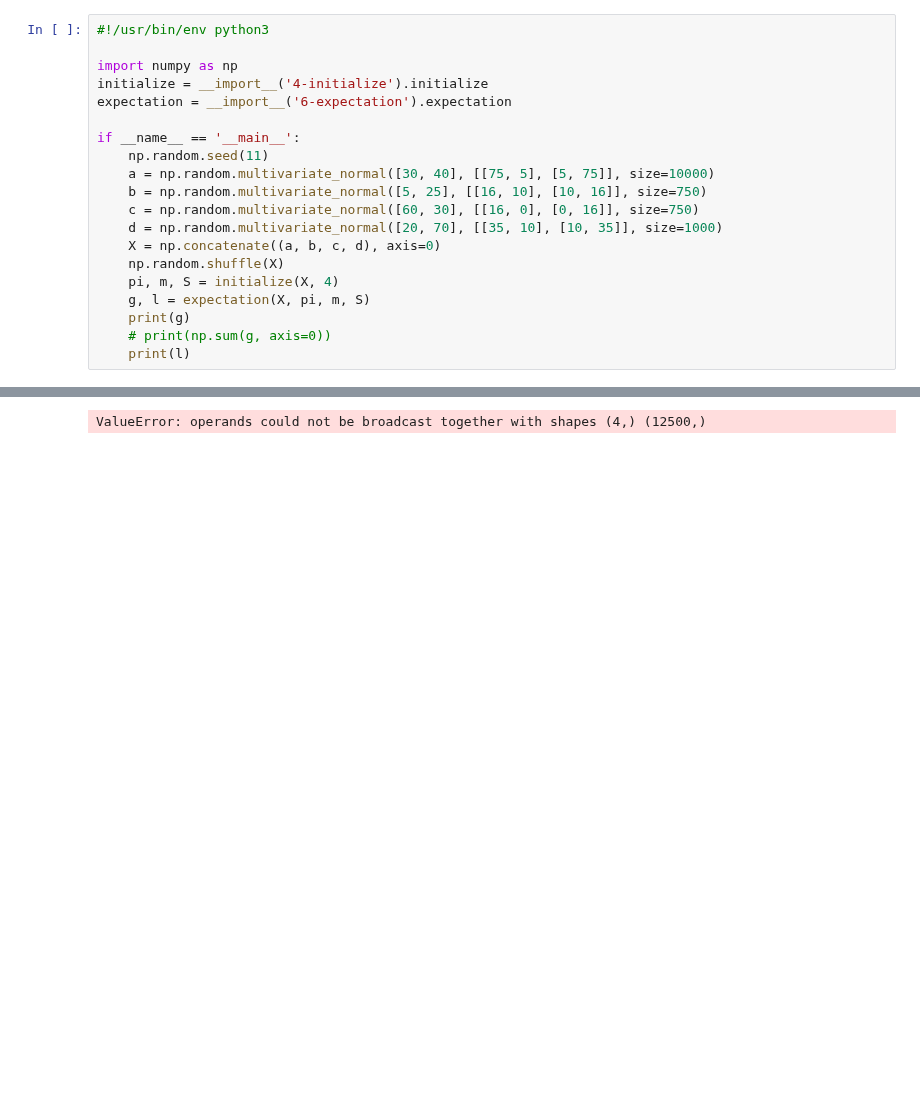
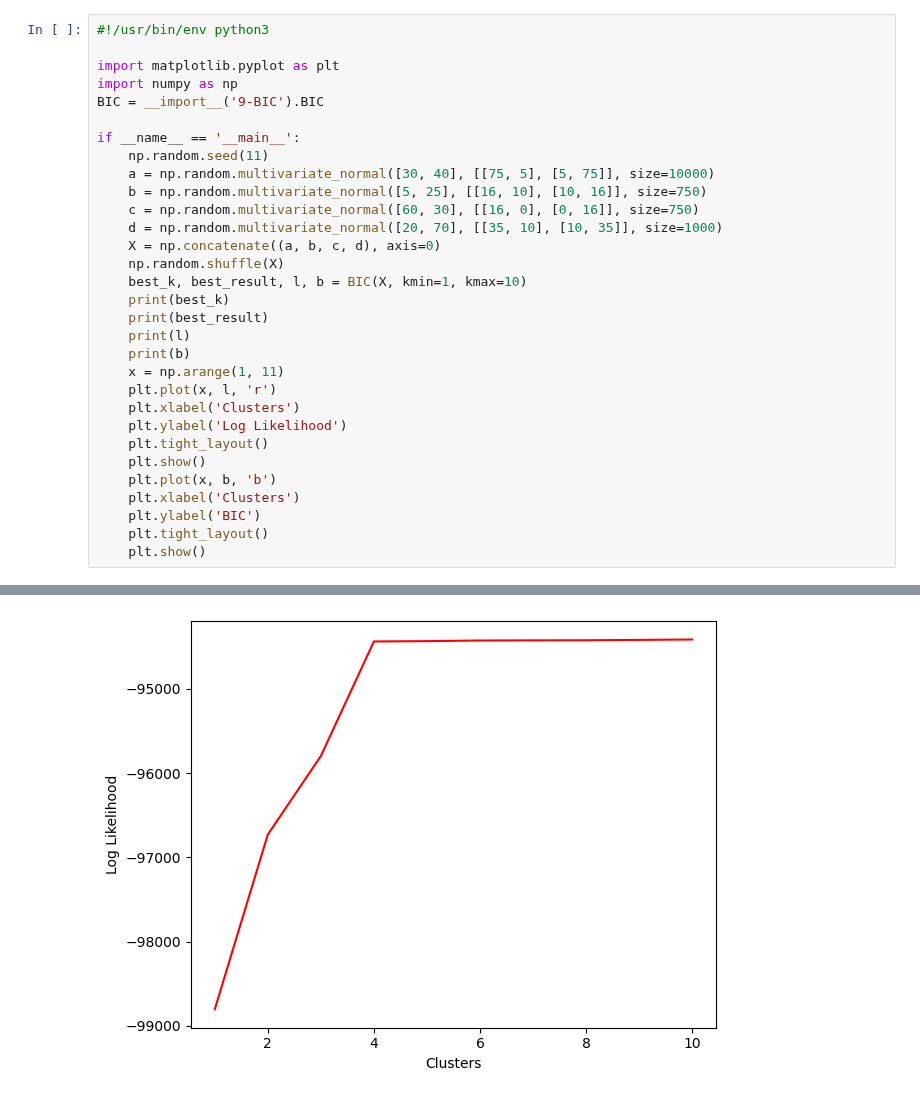
Before and after one commit to Soria-c/holbertonschool-machine_learning, a Jupyter notebook: unsupervised_learning/clustering/main.ipynb, the cells around one changed output, grey strips where cells are left out. Saved outputs shown, nothing was run; the diff lists cells and outputs as text; blank space fills up the shorter version.

```diff
--- a/unsupervised_learning/clustering/main.ipynb
+++ b/unsupervised_learning/clustering/main.ipynb
@@ -1,9 +1,9 @@
 # %%
 #!/usr/bin/env python3
 
+import matplotlib.pyplot as plt
 import numpy as np
-initialize = __import__('4-initialize').initialize
-expectation = __import__('6-expectation').expectation
+BIC = __import__('9-BIC').BIC
 
 if __name__ == '__main__':
     np.random.seed(11)
@@ -13,9 +13,20 @@ if __name__ == '__main__':
     d = np.random.multivariate_normal([20, 70], [[35, 10], [10, 35]], size=1000)
     X = np.concatenate((a, b, c, d), axis=0)
     np.random.shuffle(X)
-    pi, m, S = initialize(X, 4)
-    g, l = expectation(X, pi, m, S)
-    print(g)
-    # print(np.sum(g, axis=0))
+    best_k, best_result, l, b = BIC(X, kmin=1, kmax=10)
+    print(best_k)
+    print(best_result)
     print(l)
+    print(b)
+    x = np.arange(1, 11)
+    plt.plot(x, l, 'r')
+    plt.xlabel('Clusters')
+    plt.ylabel('Log Likelihood')
+    plt.tight_layout()
+    plt.show()
+    plt.plot(x, b, 'b')
+    plt.xlabel('Clusters')
+    plt.ylabel('BIC')
+    plt.tight_layout()
+    plt.show()
 # %% [output]
@@ -24 +50 @@ if __name__ == '__main__':
-ValueError: operands could not be broadcast together with shapes (4,) (12500,)
+[figure, added]
```
Also changed, not shown: parts of 1 cell of this notebook, 1 other file.
